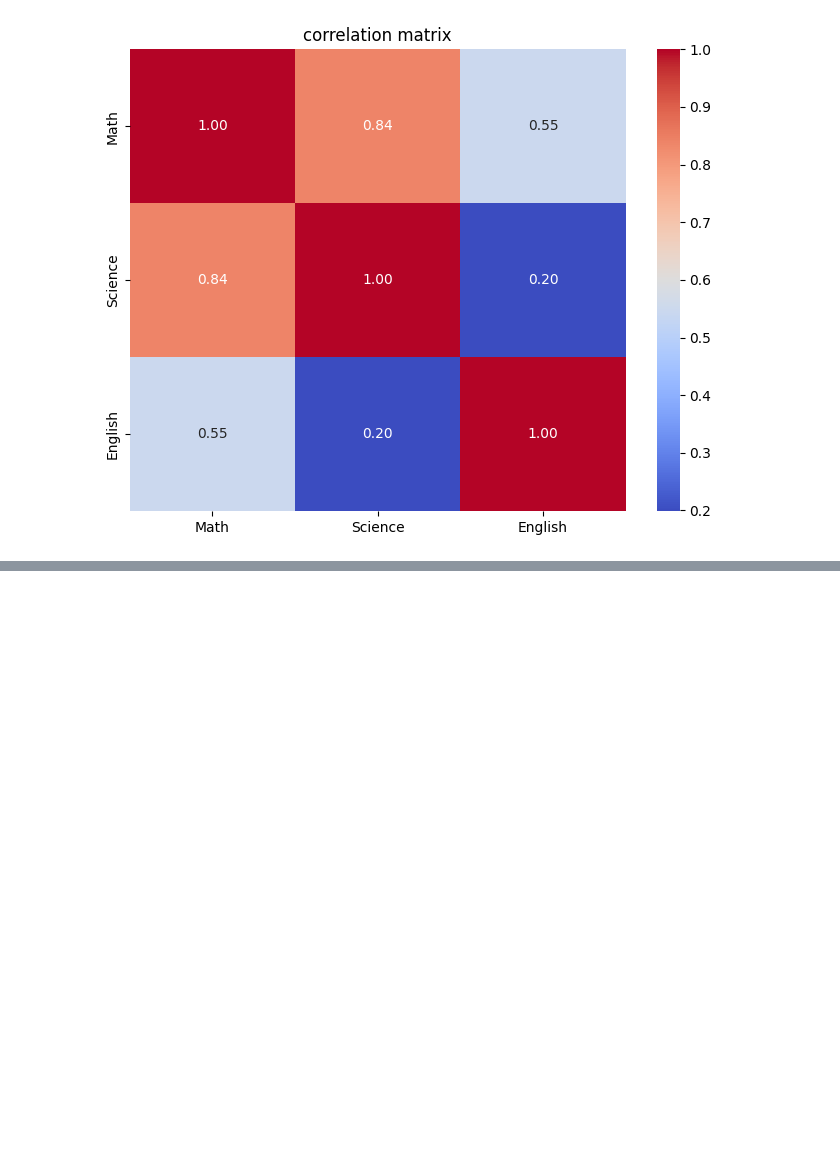
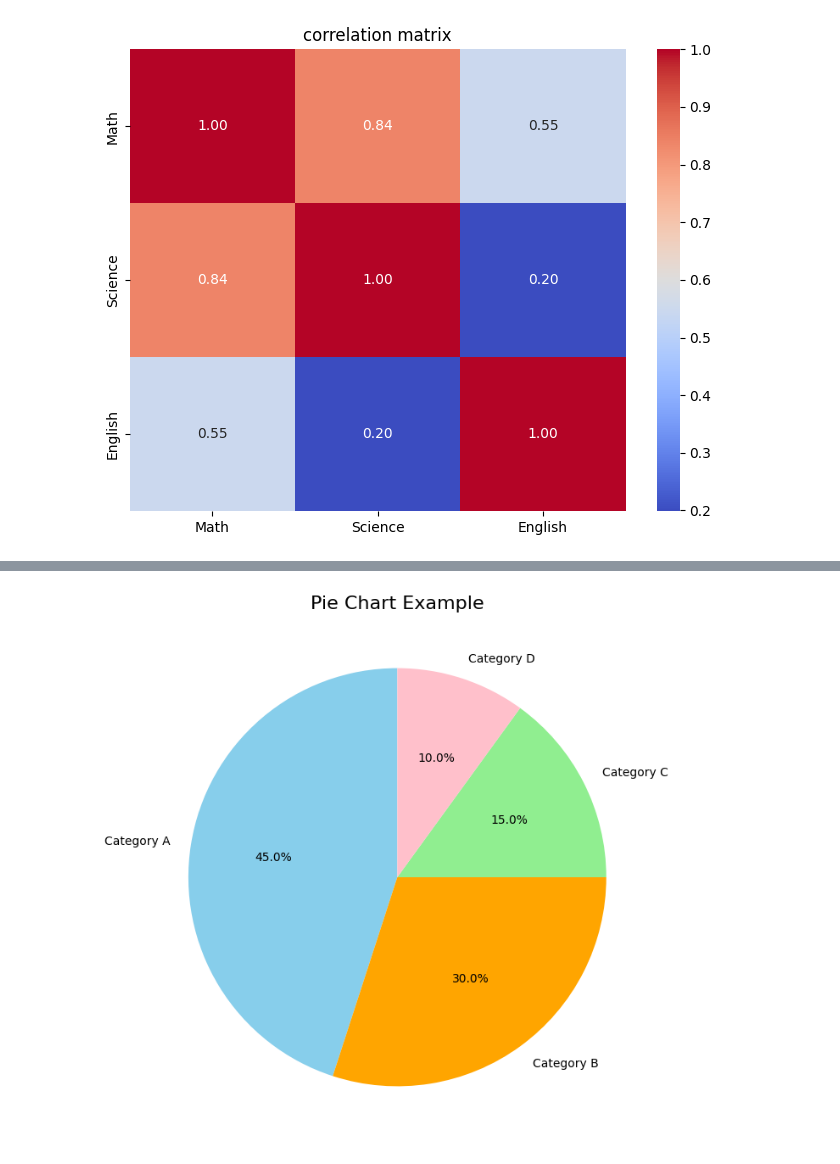
Before and after one commit to PoojithaYarava/DATA-MINING, a Jupyter notebook: DM_Lab02.ipynb, the cells around one changed output, grey strips where cells are left out. Cells and saved outputs as stored; diff of their text form; code cells hidden in the pictures; blank space fills up the shorter version.

```diff
--- a/DM_Lab02.ipynb
+++ b/DM_Lab02.ipynb
@@ -135,0 +194,19 @@ plt.show()
+# %%
+# Step 1: Import Libraries
+import matplotlib.pyplot as plt
+
+# Step 2: Prepare Data
+categories = ['Category A', 'Category B', 'Category C', 'Category D']
+values = [45, 30, 15, 10]
+
+# Step 3: Create a Pie Chart
+plt.figure(figsize=(8, 8))
+plt.pie(values, labels=categories, autopct='%1.1f%%', startangle=90, colors=['skyblue', 'orange', 'lightgreen', 'pink'])
+
+# Step 4: Add Title
+plt.title('Pie Chart Example', fontsize=16)
+
+# Step 5: Display the Chart
+plt.show()
+# %% [output]
+[figure, added]
```
Also changed, not shown: parts of 2 cells of this notebook.
